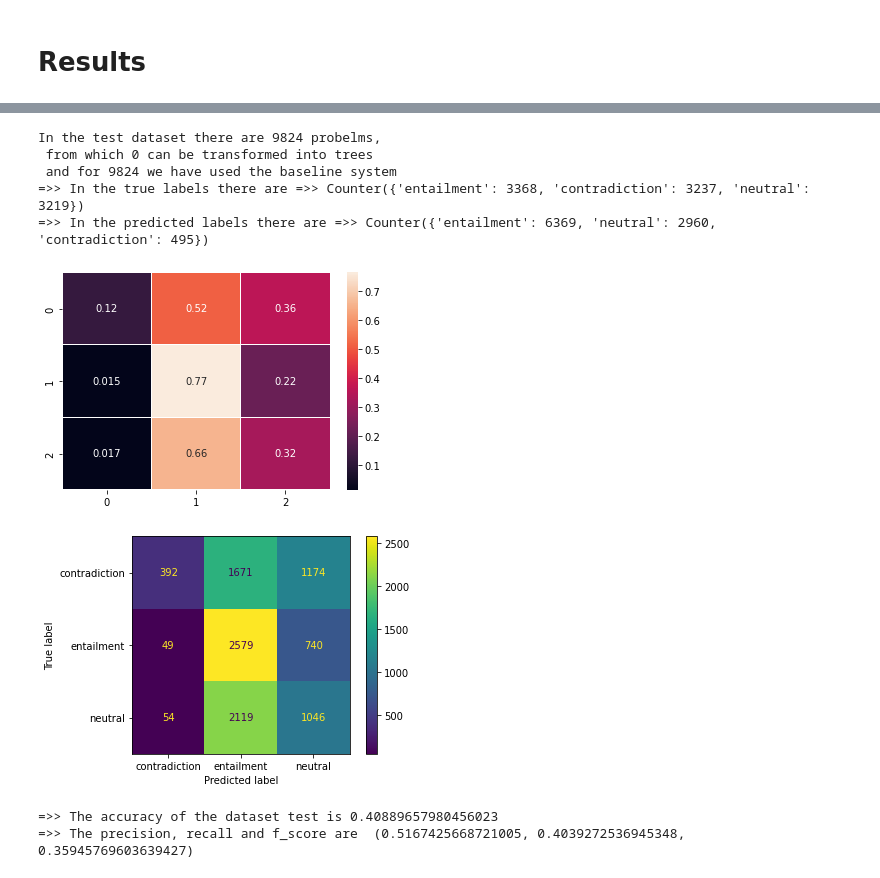
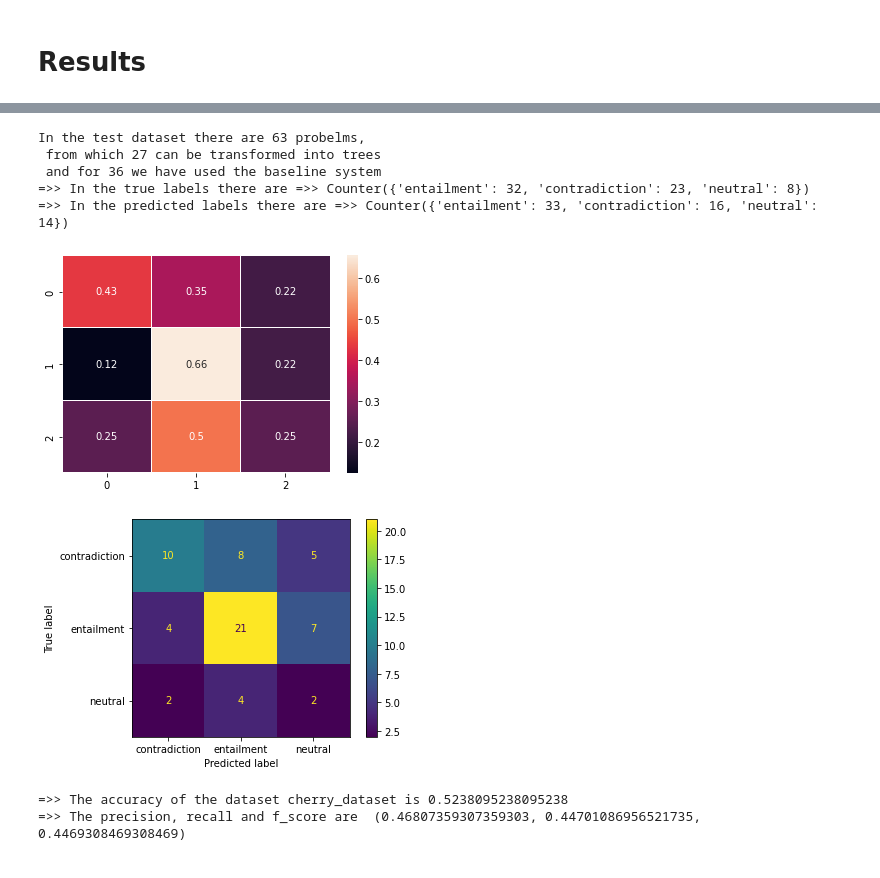
Before and after one commit to YuliaTerzieva/Entailment-Contradiction-or-Neutrality-An-Exercise-in-Monoton-icit-y, a Jupyter notebook: Exercise_in_Monoton(icit)y.ipynb, the cells around one changed output, grey strips where cells are left out. Cells and saved outputs as stored; diff of their text form; code cells hidden in the pictures.

```diff
--- a/Exercise_in_Monoton(icit)y.ipynb
+++ b/Exercise_in_Monoton(icit)y.ipynb
@@ -710,26 +700,26 @@ In the test dataset there are 63 probelms,
 # %%
 """
 Level is an integer representing the systems level of complexity
 0 - baseline
 1 - tree only
 2 - combination
 
 SNLI_dataset_type can be :
 'test'
 'sub_train'
 'cherry_dataset'
 """
-SNLI_dataset_type = 'test'
-level = 0
+SNLI_dataset_type = 'cherry_dataset'
+level = 2
 
 system_statistics(SNLI_dataset_type, level)
 # %% [output]
-In the test dataset there are 9824 probelms,
- from which 0 can be transformed into trees
- and for 9824 we have used the baseline system
-=>> In the true labels there are =>> Counter({'entailment': 3368, 'contradiction': 3237, 'neutral': 3219})
-=>> In the predicted labels there are =>> Counter({'entailment': 6369, 'neutral': 2960, 'contradiction': 495})
+In the test dataset there are 63 probelms,
+ from which 27 can be transformed into trees
+ and for 36 we have used the baseline system
+=>> In the true labels there are =>> Counter({'entailment': 32, 'contradiction': 23, 'neutral': 8})
+=>> In the predicted labels there are =>> Counter({'entailment': 33, 'contradiction': 16, 'neutral': 14})
-[figure, old version]
+[figure, new version]
-[figure, old version]
+[figure, new version]
-=>> The accuracy of the dataset test is 0.40889657980456023
-=>> The precision, recall and f_score are  (0.5167425668721005, 0.4039272536945348, 0.35945769603639427)
+=>> The accuracy of the dataset cherry_dataset is 0.5238095238095238
+=>> The precision, recall and f_score are  (0.46807359307359303, 0.44701086956521735, 0.4469308469308469)
```
Also changed, not shown: parts of 4 cells of this notebook, 1 other file.
